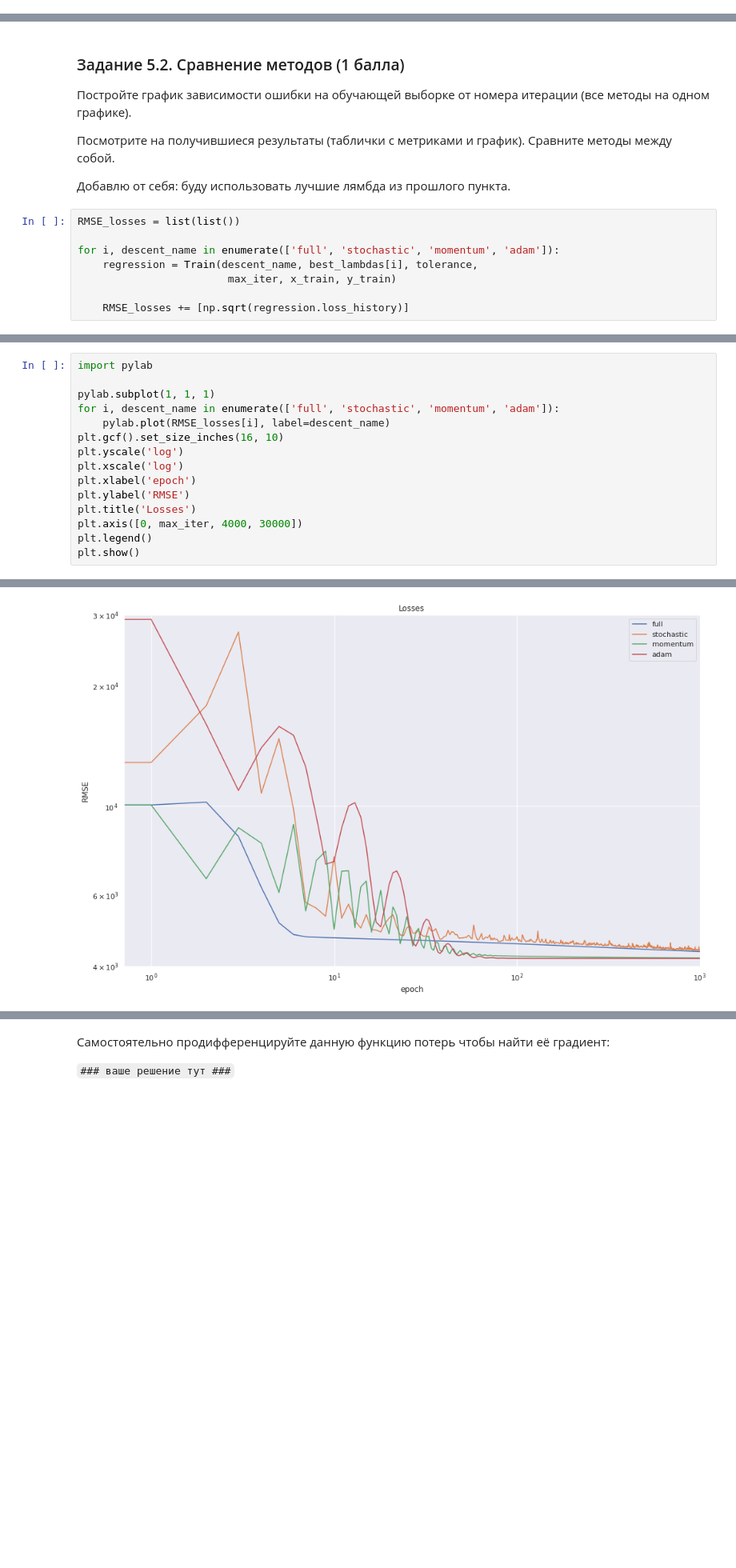
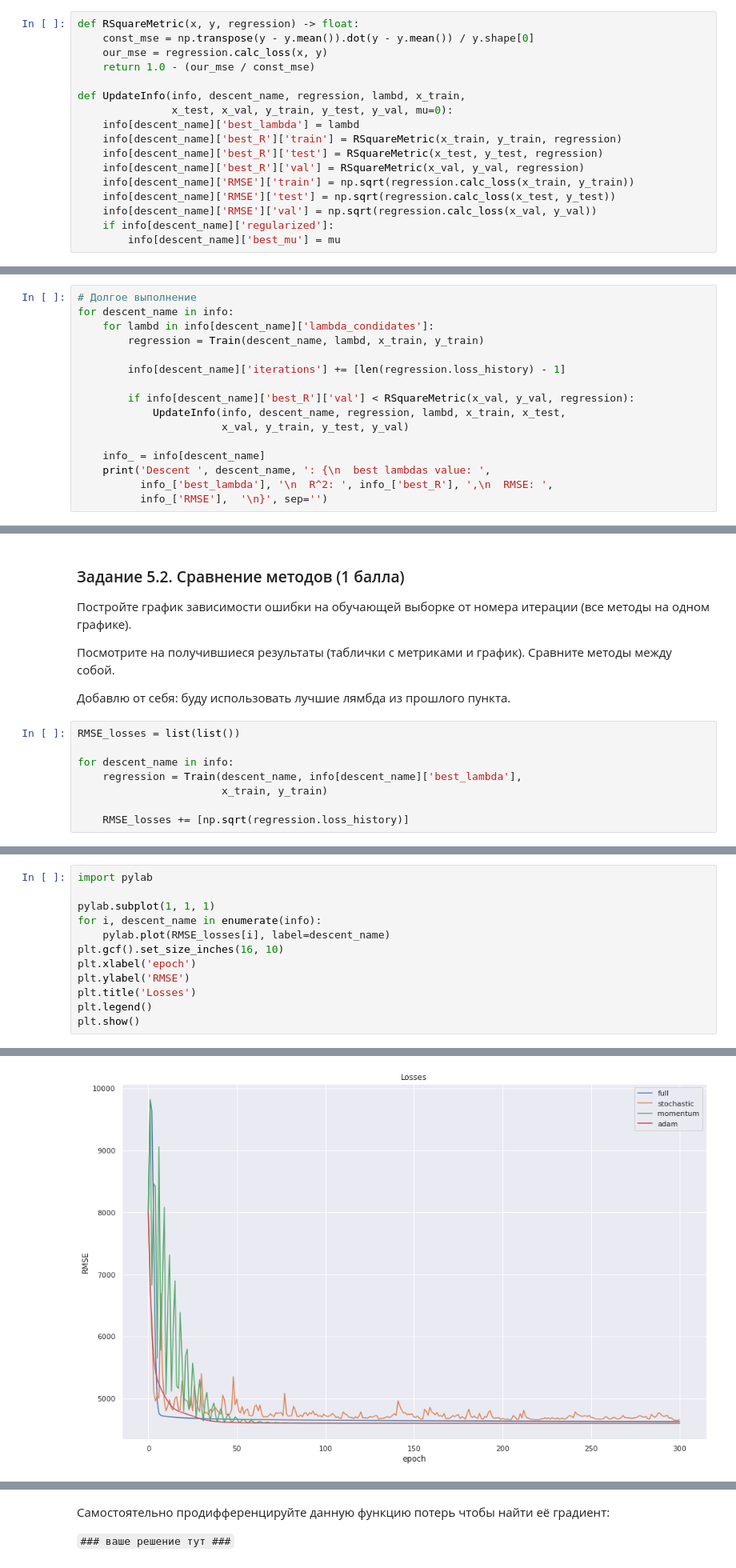
Before and after one commit to Panesher/Machine-Learning, a Jupyter notebook: HW-3/homework_practice_03_gd_Panesh.ipynb, the cells around one changed output, grey strips where cells are left out. Shown at 80% size. Drawn from its saved outputs; the diff is of its cells as text; blank space fills up the shorter version.

```diff
--- a/HW-3/homework_practice_03_gd_Panesh.ipynb
+++ b/HW-3/homework_practice_03_gd_Panesh.ipynb
@@ -542,0 +517,17 @@ Descent adam, best score RMSE (val): 4150.772481177128, best_lambdas_val: 10000.
+# %%
+def RSquareMetric(x, y, regression) -> float:
+    const_mse = np.transpose(y - y.mean()).dot(y - y.mean()) / y.shape[0]
+    our_mse = regression.calc_loss(x, y)
+    return 1.0 - (our_mse / const_mse)
+
+def UpdateInfo(info, descent_name, regression, lambd, x_train,
+               x_test, x_val, y_train, y_test, y_val, mu=0):
+    info[descent_name]['best_lambda'] = lambd
+    info[descent_name]['best_R']['train'] = RSquareMetric(x_train, y_train, regression)
+    info[descent_name]['best_R']['test'] = RSquareMetric(x_test, y_test, regression)
+    info[descent_name]['best_R']['val'] = RSquareMetric(x_val, y_val, regression)
+    info[descent_name]['RMSE']['train'] = np.sqrt(regression.calc_loss(x_train, y_train))
+    info[descent_name]['RMSE']['test'] = np.sqrt(regression.calc_loss(x_test, y_test))
+    info[descent_name]['RMSE']['val'] = np.sqrt(regression.calc_loss(x_val, y_val))
+    if info[descent_name]['regularized']:
+        info[descent_name]['best_mu'] = mu
@@ -542,0 +560,16 @@ Descent adam, best score RMSE (val): 4150.772481177128, best_lambdas_val: 10000.
+# %%
+# Долгое выполнение
+for descent_name in info:
+    for lambd in info[descent_name]['lambda_condidates']:
+        regression = Train(descent_name, lambd, x_train, y_train)
+
+        info[descent_name]['iterations'] += [len(regression.loss_history) - 1]
+
+        if info[descent_name]['best_R']['val'] < RSquareMetric(x_val, y_val, regression):
+            UpdateInfo(info, descent_name, regression, lambd, x_train, x_test,
+                       x_val, y_train, y_test, y_val)
+
+    info_ = info[descent_name]
+    print('Descent ', descent_name, ': {\n  best lambdas value: ',
+          info_['best_lambda'], '\n  R^2: ', info_['best_R'], ',\n  RMSE: ',
+          info_['RMSE'],  '\n}', sep='')
@@ -551,8 +605,8 @@ Descent adam, best score RMSE (val): 4150.772481177128, best_lambdas_val: 10000.
 # %%
 RMSE_losses = list(list())
 
-for i, descent_name in enumerate(['full', 'stochastic', 'momentum', 'adam']):
-    regression = Train(descent_name, best_lambdas[i], tolerance,
-                        max_iter, x_train, y_train)
+for descent_name in info:
+    regression = Train(descent_name, info[descent_name]['best_lambda'],
+                       x_train, y_train)
 
     RMSE_losses += [np.sqrt(regression.loss_history)]
@@ -560,15 +620,12 @@ for i, descent_name in enumerate(['full', 'stochastic', 'momentum', 'adam']):
 import pylab
 
 pylab.subplot(1, 1, 1)
-for i, descent_name in enumerate(['full', 'stochastic', 'momentum', 'adam']):
+for i, descent_name in enumerate(info):
     pylab.plot(RMSE_losses[i], label=descent_name)
 plt.gcf().set_size_inches(16, 10)
-plt.yscale('log')
-plt.xscale('log')
 plt.xlabel('epoch')
 plt.ylabel('RMSE')
 plt.title('Losses')
-plt.axis([0, max_iter, 4000, 30000])
 plt.legend()
 plt.show()
 # %% [output]
@@ -577,4 +632,4 @@ Invalid limit will be ignored.
-[figure, old version]
+[figure, new version]
 # %% [markdown]
 Вспоминаем экз по англу. Как там графики описывать надо было :-)
 
```
Also changed, not shown: parts of 36 cells of this notebook, 1 other file.
